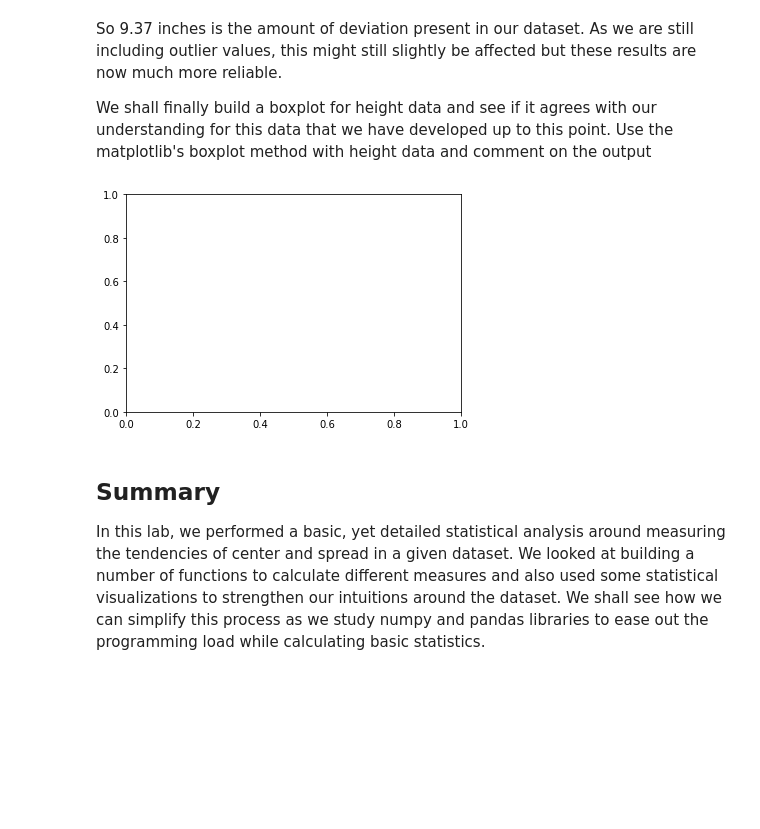
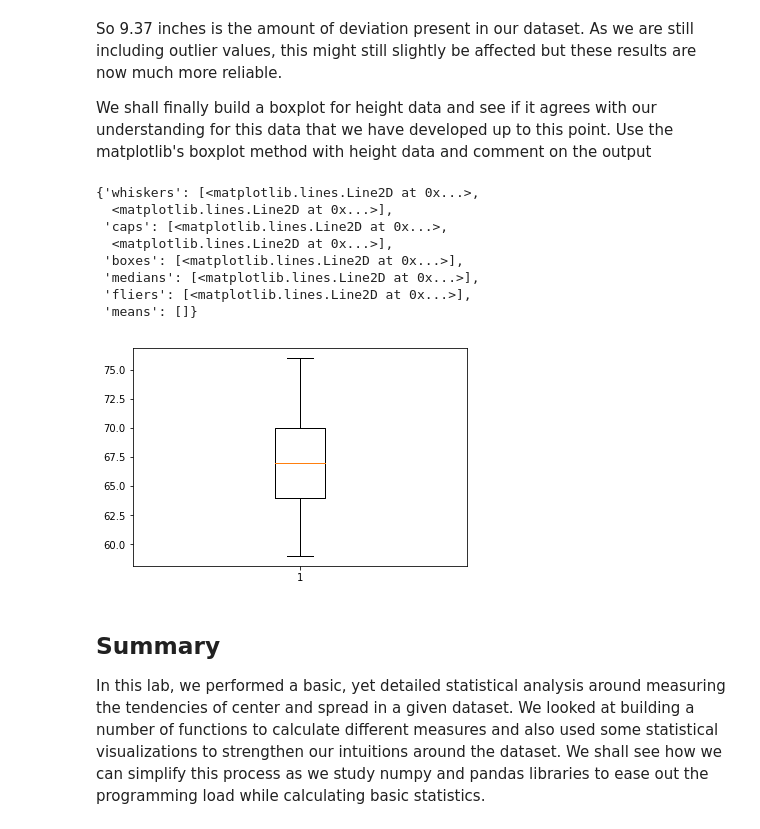
Before and after one commit to chrised209/dsc-implementing-statistics-with-functions-lab-houston-ds-071519, a Jupyter notebook: index.ipynb, the cells around one changed output. Cells and saved outputs as stored; diff of their text form; code cells hidden in the pictures; blank space fills up the shorter version.

```diff
--- a/index.ipynb
+++ b/index.ipynb
@@ -358,9 +358,17 @@ So 9.37 inches is the amount of deviation present in our dataset. As we are stil
 We shall finally build a boxplot for height data and see if it agrees with our understanding for this data that we have developed up to this point. Use the matplotlib's boxplot method with height data and comment on the output
 # %%
 # boxplot here
-plt.box(filtered_height)
+plt.boxplot(filtered_height)
 # %% [output]
+{'whiskers': [<matplotlib.lines.Line2D at 0x...>,
+  <matplotlib.lines.Line2D at 0x...>],
+ 'caps': [<matplotlib.lines.Line2D at 0x...>,
+  <matplotlib.lines.Line2D at 0x...>],
+ 'boxes': [<matplotlib.lines.Line2D at 0x...>],
+ 'medians': [<matplotlib.lines.Line2D at 0x...>],
+ 'fliers': [<matplotlib.lines.Line2D at 0x...>],
+ 'means': []}
-[figure, old version]
+[figure, new version]
 # %% [markdown]
 ## Summary
 
```
